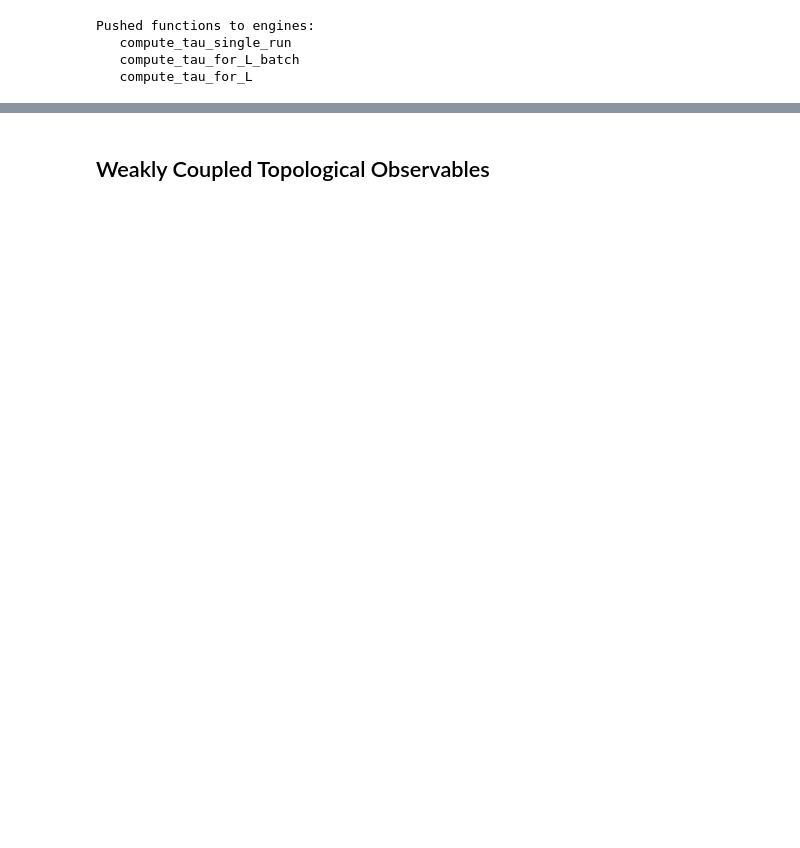
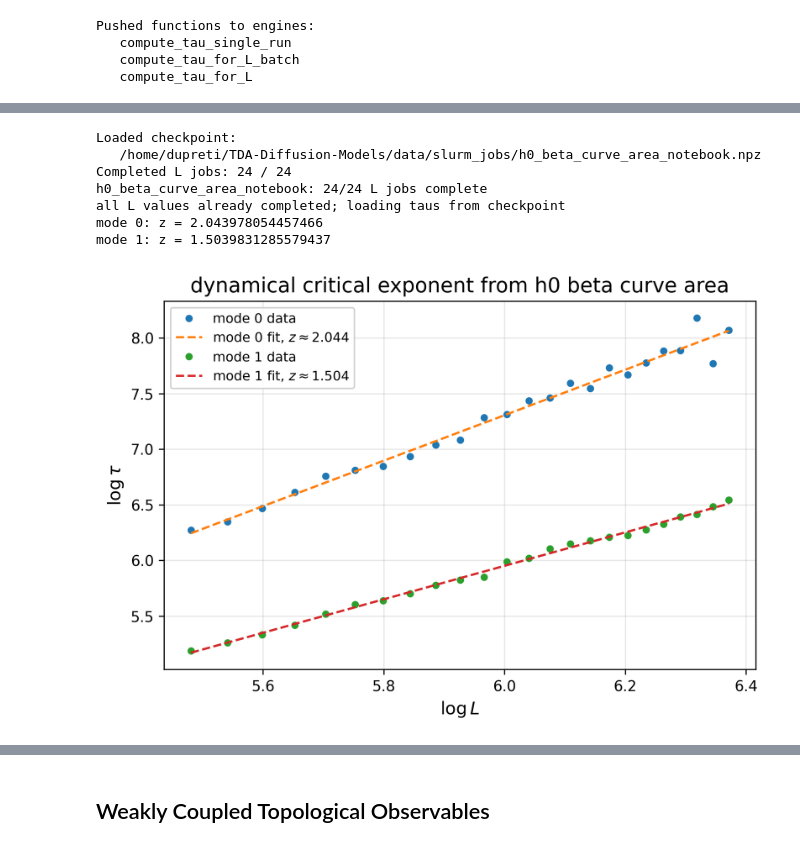
Before and after one commit to kaufmann-group/tda-diffusion-models, a Jupyter notebook: notebooks/Dynamical Critical Exponent from TDA.ipynb, the cells around one changed output, grey strips where cells are left out. Drawn from its saved outputs; the diff is of its cells as text; code cells hidden in the pictures; blank space fills up the shorter version.

```diff
--- a/notebooks/Dynamical Critical Exponent from TDA.ipynb
+++ b/notebooks/Dynamical Critical Exponent from TDA.ipynb
@@ -111,0 +51,19 @@ for L_index, L in enumerate(tqdm(L_values, smoothing=0)):
+# %%
+checkpoint_path = f"{git_root.git_root()}/data/slurm_jobs/h0_total_persistance_slow_run_notebook.npz"
+os.makedirs(os.path.dirname(checkpoint_path), exist_ok=True)
+
+if os.path.exists(checkpoint_path):
+    data = np.load(checkpoint_path, allow_pickle=True)
+
+    old_L_values = data["L_values"]
+    taus = list(data["taus"])
+    done = data["done"].astype(bool)
+
+    print("Loaded checkpoint:", checkpoint_path)
+    print(f"Completed L values: {np.sum(done)} / {len(L_values)}")
+
+else:
+    taus = [np.nan for _ in L_values]
+    done = np.zeros(len(L_values), dtype=bool)
+
+    print("Starting new checkpoint:", checkpoint_path)
@@ -369,7 +383,7 @@ def engine_loop(process_name, observable_name, delete_checkpoint_when_done=False
 
     safe_process_name = safe_name(process_name) + "_notebook"
 
-    output_dir = f"{git_root.git_root()}/data/slurm-jobs"
+    output_dir = f"{git_root.git_root()}/data/slurm_jobs"
 
     checkpoint = LCheckpoint(process_name=safe_process_name, L_values=L_values, n_outputs=2, output_dir=output_dir)
 
@@ -581,0 +588,16 @@ completed L=375, tau=[955.42704981 274.61861596]
+# %%
+observable_name = "h0_beta_curve_area_from_points"
+process_name = "h0 beta curve area"
+
+L_values, taus = engine_loop(process_name=process_name, observable_name=observable_name)
+
+plot(L_values, taus, process_name)
+# %% [output]
+Loaded checkpoint:
+   /home/dupreti/TDA-Diffusion-Models/data/slurm_jobs/h0_beta_curve_area_notebook.npz
+Completed L jobs: 24 / 24
+h0_beta_curve_area_notebook: 24/24 L jobs complete
+all L values already completed; loading taus from checkpoint
+mode 0: z = 2.043978054457466
+mode 1: z = 1.5039831285579437
+[figure, added]
```
Also changed, not shown: parts of 54 cells of this notebook, 40 other files.
